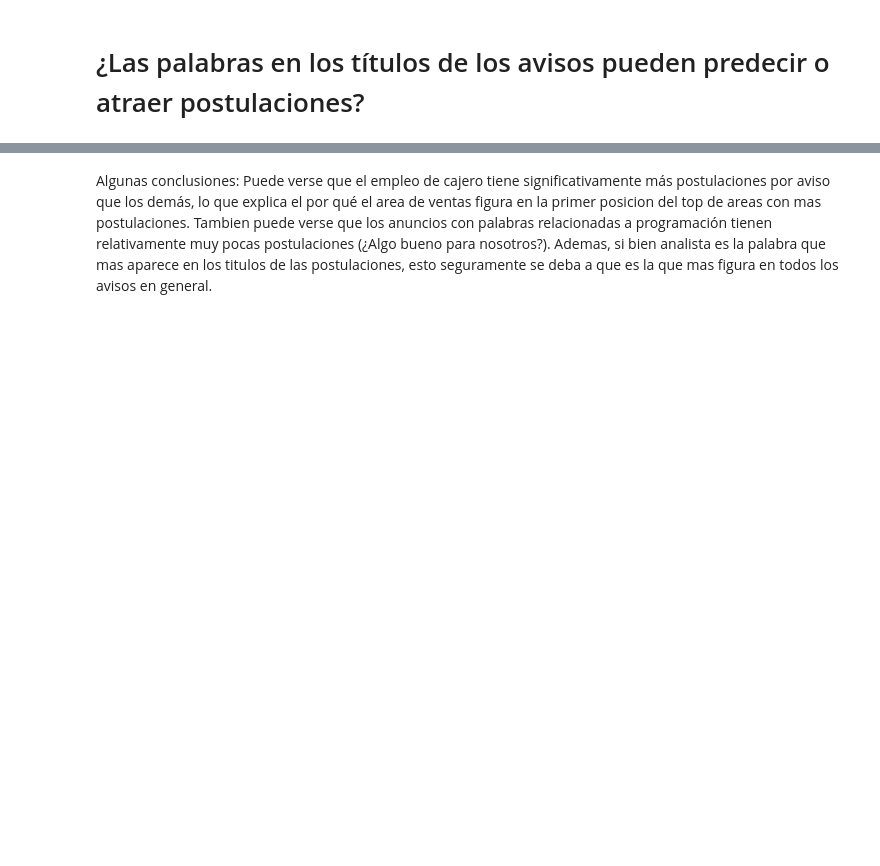
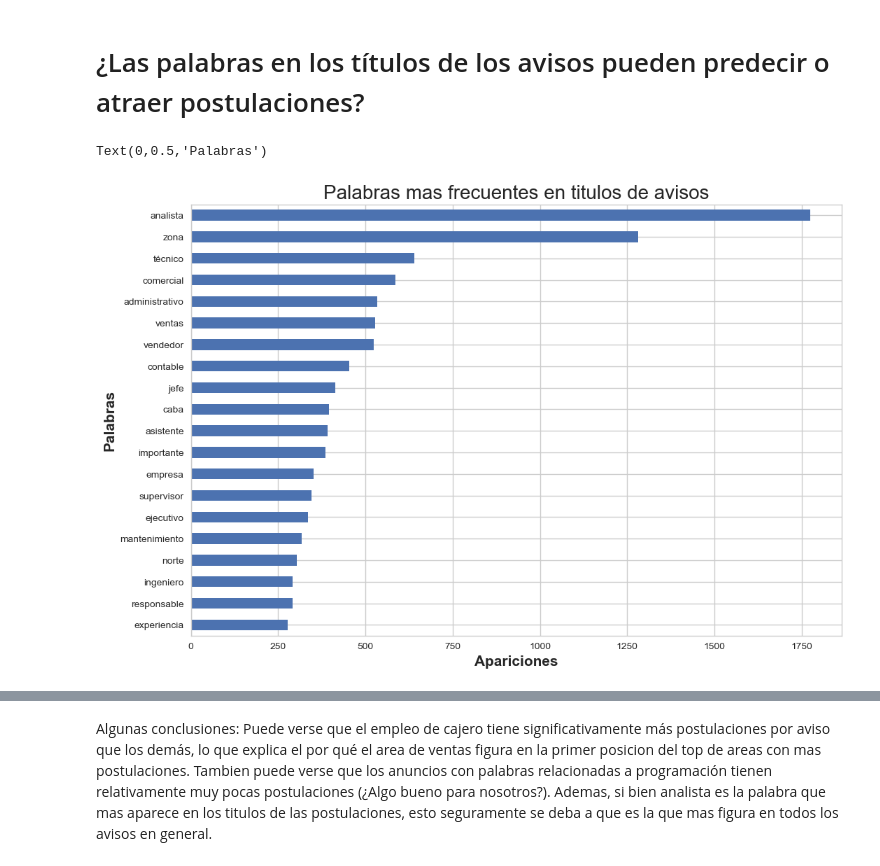
Before and after one commit to Andivisciglio/TP1-OrganizacionDeDatos-Grupo28, a Jupyter notebook: TP1-15-4.ipynb, the cells around one changed output, grey strips where cells are left out. Saved outputs shown, nothing was run; the diff lists cells and outputs as text; code cells hidden in the pictures; blank space fills up the shorter version.

```diff
--- a/TP1-15-4.ipynb
+++ b/TP1-15-4.ipynb
@@ -781,10 +824,13 @@ contador_palabras_avisos_df=contador_palabras_avisos_df.set_index('palabra')
 adverbios=['','-','de','con','en','y','a','para','la','al','los','/']
 contador_palabras_avisos_df=contador_palabras_avisos_df.drop(adverbios)
 # %%
-plot = contador_palabras_avisos_df.sort_values(by='apariciones',ascending=False).head(20).sort_values(by='apariciones').plot(kind='barh', legend = False)
+plot = contador_palabras_avisos_df.sort_values(by='apariciones',ascending=False).head(20).sort_values(by='apariciones').plot(kind='barh', legend = False, figsize = (12,8))
 plot.set_title('Palabras mas frecuentes en titulos de avisos', fontsize = 20)
 plot.set_xlabel('Apariciones', fontsize = 15, weight = 'bold')
 plot.set_ylabel('Palabras', fontsize = 15, weight = 'bold')
+# %% [output]
+Text(0,0.5,'Palabras')
+[figure, added]
 # %%
 #Por cada postulacion contamos las palabras que aparecen en el titulo del aviso al que se postularon
 contador_palabras_postulaciones = Counter(" ".join(merge_detalle_postulaciones_df['titulo'].values.tolist()).lower().replace("(",'').replace(")",'').strip(")").replace(")",'').replace(",",' ').split(" ")).items()
```
Also changed, not shown: parts of 20 cells of this notebook.
